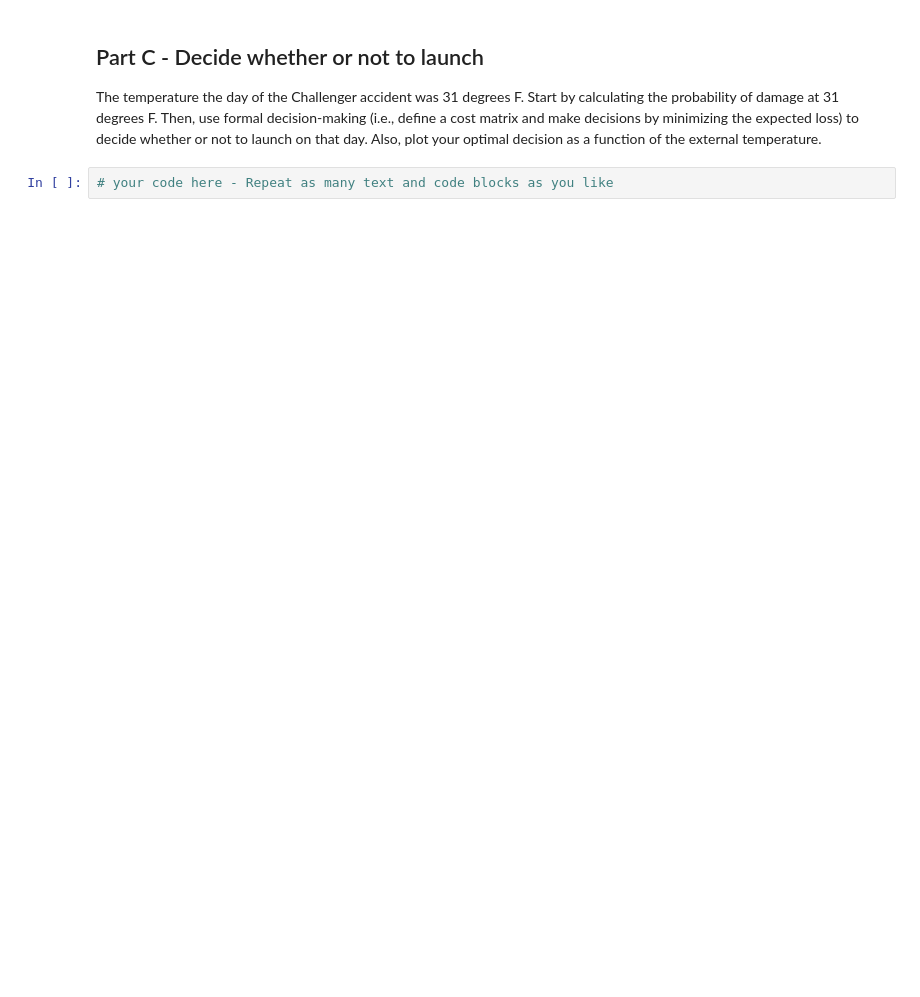
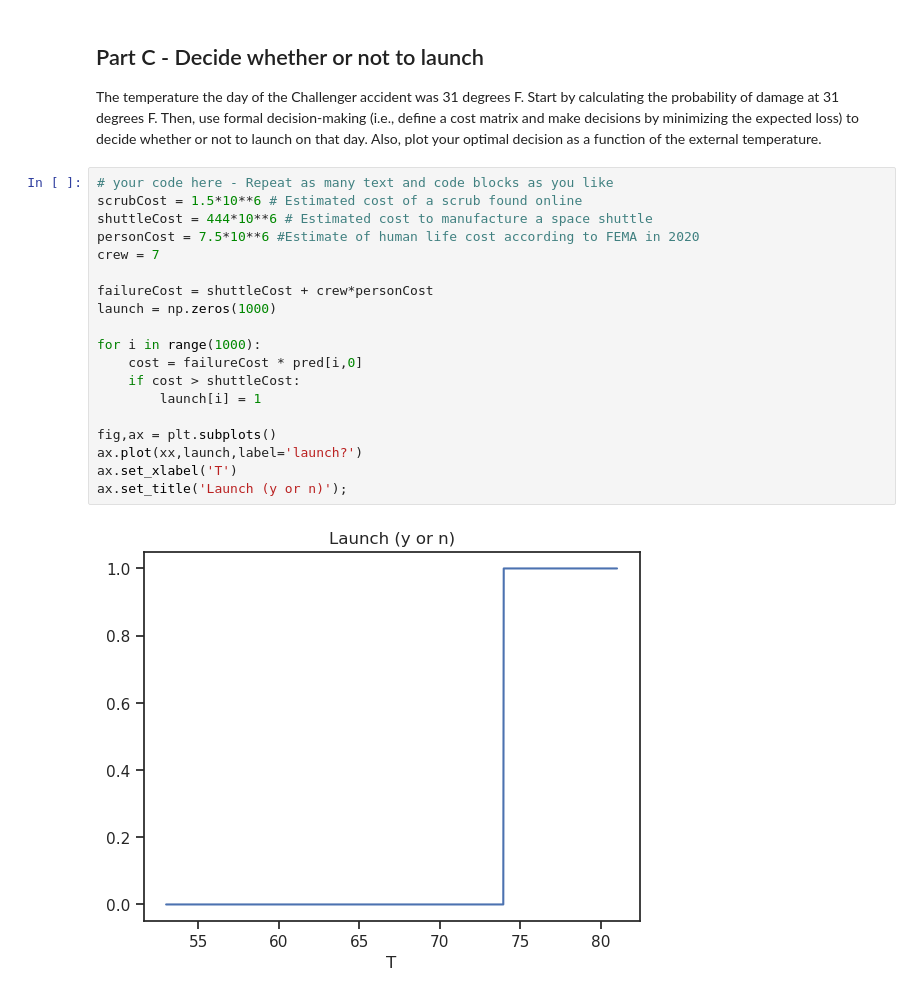
Before and after one commit to zeligerstav/data-analytics-se, a Jupyter notebook: lecturebook/homework/homework-04.ipynb, the cells around one changed output. Drawn from its saved outputs; the diff is of its cells as text; blank space fills up the shorter version.

```diff
--- a/lecturebook/homework/homework-04.ipynb
+++ b/lecturebook/homework/homework-04.ipynb
@@ -1006,5 +1414,24 @@ The temperature the day of the Challenger accident was 31 degrees F.
 Start by calculating the probability of damage at 31 degrees F.
 Then, use formal decision-making (i.e., define a cost matrix and make decisions by minimizing the expected loss) to decide whether or not to launch on that day.
 Also, plot your optimal decision as a function of the external temperature.
-# %%
-# your code here - Repeat as many text and code blocks as you like
+# %%
+# your code here - Repeat as many text and code blocks as you like
+scrubCost = 1.5*10**6 # Estimated cost of a scrub found online
+shuttleCost = 444*10**6 # Estimated cost to manufacture a space shuttle
+personCost = 7.5*10**6 #Estimate of human life cost according to FEMA in 2020
+crew = 7
+
+failureCost = shuttleCost + crew*personCost
+launch = np.zeros(1000)
+
+for i in range(1000):
+    cost = failureCost * pred[i,0]
+    if cost > shuttleCost:
+        launch[i] = 1
+
+fig,ax = plt.subplots()
+ax.plot(xx,launch,label='launch?')
+ax.set_xlabel('T')
+ax.set_title('Launch (y or n)');
+# %% [output]
+[figure, added]
```
Also changed, not shown: parts of 20 cells of this notebook, 2 other files.
